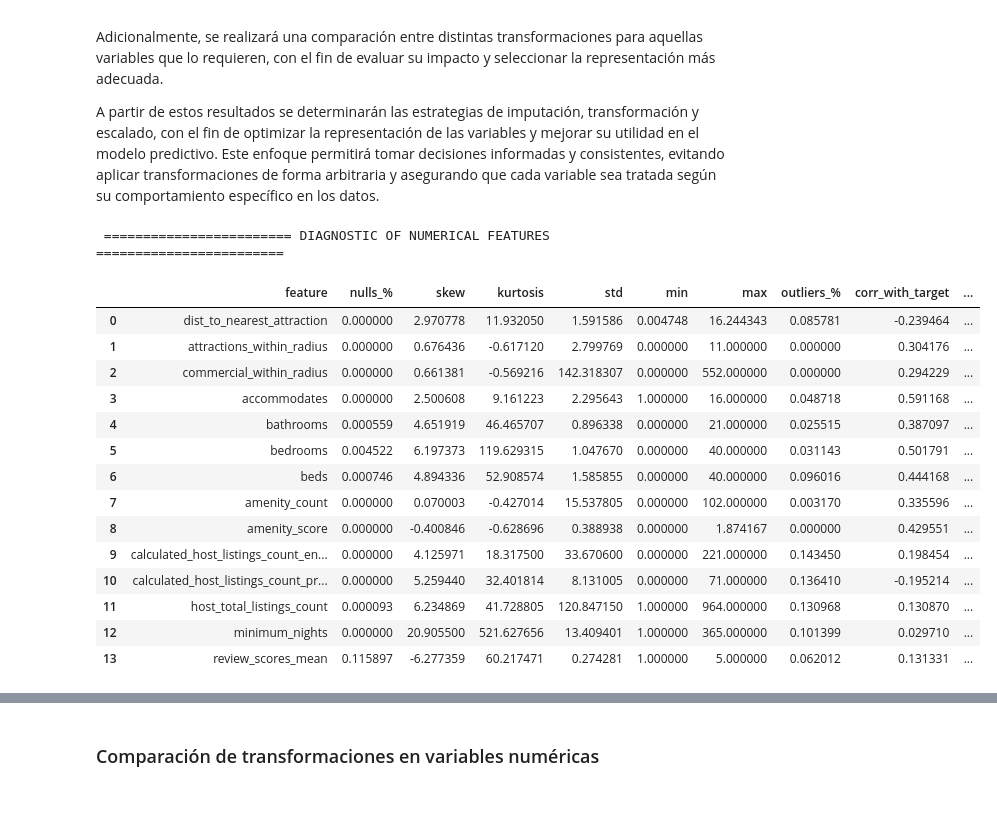
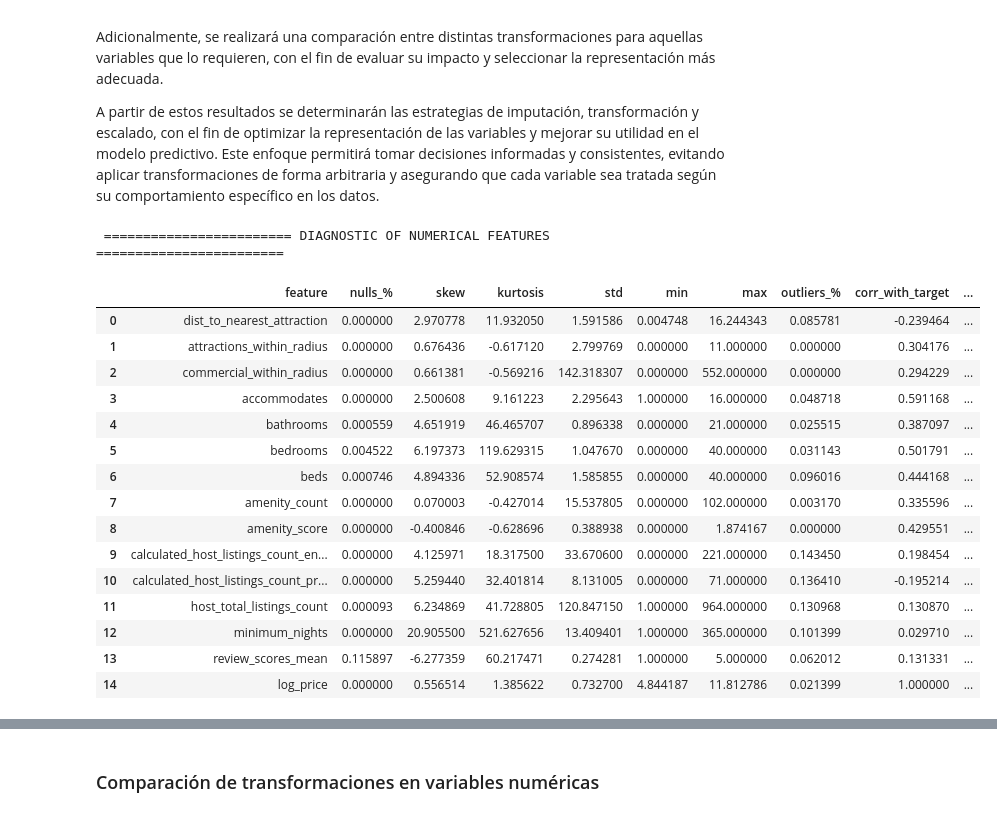
Before and after one commit to josue-rdgzcb/airbnb-price-prediction-mexico-city, a Jupyter notebook: notebooks/02_feature_engineering.ipynb, the cells around one changed output, grey strips where cells are left out. Saved outputs shown, nothing was run; the diff lists cells and outputs as text; code cells hidden in the pictures.

```diff
--- a/notebooks/02_feature_engineering.ipynb
+++ b/notebooks/02_feature_engineering.ipynb
@@ -109,0 +86,9 @@ df_prepared[['host_is_superhost', 'instant_bookable']]
+# %%
+# Import orchestrator to clean and format feature columns
+from src.preprocess.cleaning import clean_features
+
+# Apply orchestrator → prepare dataset with cleaned and formatted features
+df_prepared = clean_features(df_features)
+
+# Display the first rows of the cleaned and formatted feature columns
+df_prepared[['host_is_superhost', 'instant_bookable', 'host_verifications', 'amenities', 'room_type']]
@@ -865,41 +848,40 @@ Adicionalmente, se realizará una comparación entre distintas transformaciones
 A partir de estos resultados se determinarán las estrategias de imputación, transformación y escalado, con el fin de optimizar la representación de las variables y mejorar su utilidad en el modelo predictivo. Este enfoque permitirá tomar decisiones informadas y consistentes, evitando aplicar transformaciones de forma arbitraria y asegurando que cada variable sea tratada según su comportamiento específico en los datos.
 # %%
 # Import diagnostic function
-from src.features.analysis.diagnose_features import build_numeric_diagnostics
+from src.features.analysis.diagnostics.diagnose_features import build_numeric_diagnostics
 
 # Define numerical features to analyze (including target)
-numerical_features = [
+numeric_features = [
     'dist_to_nearest_attraction', 'attractions_within_radius', 'commercial_within_radius',
     'accommodates', 'bathrooms', 'bedrooms', 'beds','amenity_count', 'amenity_score',
     'calculated_host_listings_count_entire_homes', 'calculated_host_listings_count_private_rooms',
     'host_total_listings_count','minimum_nights','review_scores_mean',
     # target
     'log_price'
 ]
 
-# Create a copy of the DataFrame with selected numeric features
-df_numerical_features = df_prepared[numerical_features].copy()
 
 # Display diagnostics for numeric features (skewness, outliers, correlation, etc.)
 print("\n ======================== DIAGNOSTIC OF NUMERICAL FEATURES ========================\n")
-build_numeric_diagnostics(df_numerical_features)
+build_numeric_diagnostics(df_prepared, numeric_features)
 # %% [output]
  ======================== DIAGNOSTIC OF NUMERICAL FEATURES ========================
 |  | feature | nulls_% | skew | kurtosis | std | min | max | outliers_% | corr_with_target | ... |
 | 0 | dist_to_nearest_attraction | 0.000000 | 2.970778 | 11.932050 | 1.591586 | 0.004748 | 16.244343 | 0.085781 | -0.239464 | ... |
 | 1 | attractions_within_radius | 0.000000 | 0.676436 | -0.617120 | 2.799769 | 0.000000 | 11.000000 | 0.000000 | 0.304176 | ... |
 | 2 | commercial_within_radius | 0.000000 | 0.661381 | -0.569216 | 142.318307 | 0.000000 | 552.000000 | 0.000000 | 0.294229 | ... |
 | 3 | accommodates | 0.000000 | 2.500608 | 9.161223 | 2.295643 | 1.000000 | 16.000000 | 0.048718 | 0.591168 | ... |
 | 4 | bathrooms | 0.000559 | 4.651919 | 46.465707 | 0.896338 | 0.000000 | 21.000000 | 0.025515 | 0.387097 | ... |
 | 5 | bedrooms | 0.004522 | 6.197373 | 119.629315 | 1.047670 | 0.000000 | 40.000000 | 0.031143 | 0.501791 | ... |
 | 6 | beds | 0.000746 | 4.894336 | 52.908574 | 1.585855 | 0.000000 | 40.000000 | 0.096016 | 0.444168 | ... |
 | 7 | amenity_count | 0.000000 | 0.070003 | -0.427014 | 15.537805 | 0.000000 | 102.000000 | 0.003170 | 0.335596 | ... |
 | 8 | amenity_score | 0.000000 | -0.400846 | -0.628696 | 0.388938 | 0.000000 | 1.874167 | 0.000000 | 0.429551 | ... |
 | 9 | calculated_host_listings_count_en... | 0.000000 | 4.125971 | 18.317500 | 33.670600 | 0.000000 | 221.000000 | 0.143450 | 0.198454 | ... |
 | 10 | calculated_host_listings_count_pr... | 0.000000 | 5.259440 | 32.401814 | 8.131005 | 0.000000 | 71.000000 | 0.136410 | -0.195214 | ... |
 | 11 | host_total_listings_count | 0.000093 | 6.234869 | 41.728805 | 120.847150 | 1.000000 | 964.000000 | 0.130968 | 0.130870 | ... |
 | 12 | minimum_nights | 0.000000 | 20.905500 | 521.627656 | 13.409401 | 1.000000 | 365.000000 | 0.101399 | 0.029710 | ... |
 | 13 | review_scores_mean | 0.115897 | -6.277359 | 60.217471 | 0.274281 | 1.000000 | 5.000000 | 0.062012 | 0.131331 | ... |
+| 14 | log_price | 0.000000 | 0.556514 | 1.385622 | 0.732700 | 4.844187 | 11.812786 | 0.021399 | 1.000000 | ... |
 # %% [markdown]
 El diagnóstico realizado permite identificar patrones clave en el comportamiento de las variables numéricas, así como definir estrategias de transformación coherentes para su uso en el modelado.
 
```
Also changed, not shown: parts of 62 cells of this notebook.
